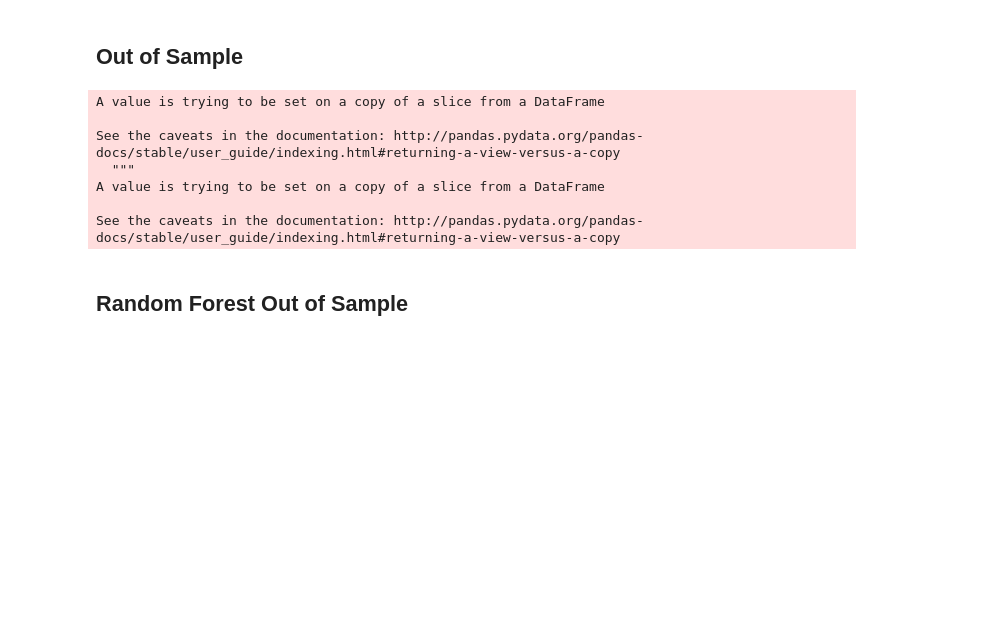
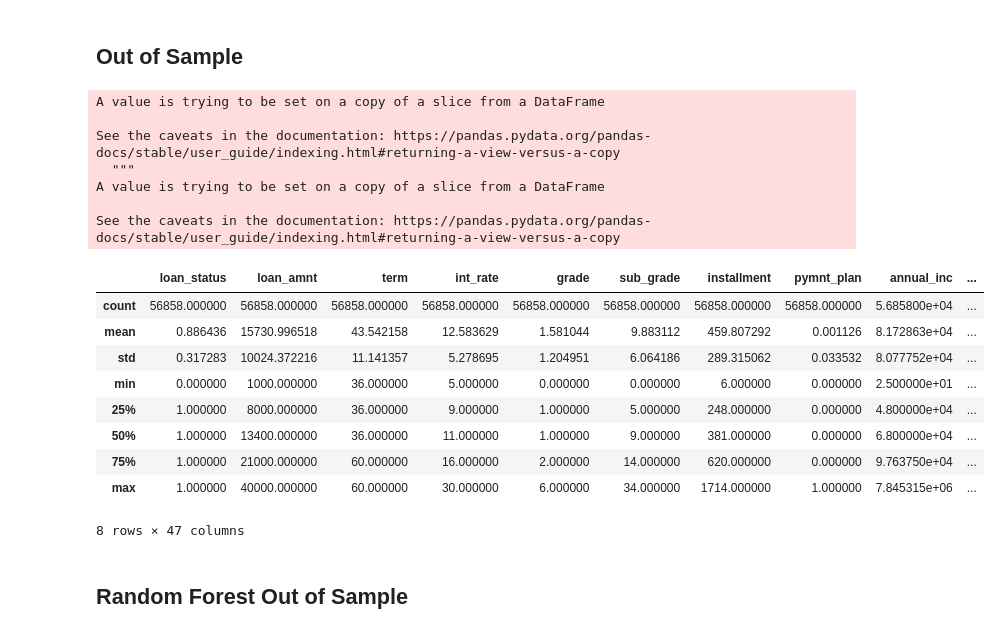
Before and after one commit to NKouppas/sklearn-unbalanced-dataset, a Jupyter notebook: ML_Algorithm.ipynb, the cells around one changed output. Saved outputs shown, nothing was run; the diff lists cells and outputs as text; code cells hidden in the pictures; blank space fills up the shorter version.

```diff
--- a/ML_Algorithm.ipynb
+++ b/ML_Algorithm.ipynb
@@ -276,22 +256,31 @@ array([[5197, 2617],
 # %%
 # Data Preprocessing
 missing_values = ['Nan', 'n/a', '--']
-df = pd.read_csv('Loan_data_part_II.csv', na_values = missing_values)
+df = pd.read_csv('/Users/paskou/Documents/Imperial/Big Data I/Assignment_1/Loan_data_part_II.csv', na_values = missing_values)
 #df.isnull().values.any()
 df['loan_status'][df['loan_status'] == 'Fail'] = 0
 df['loan_status'][df['loan_status'] == 'Current'] = 1
 df = df.drop('id', axis = 1)
 df = df.astype('int')
-#df.describe()
-#df
+df.describe()
 # %% [output]
 A value is trying to be set on a copy of a slice from a DataFrame
 
-See the caveats in the documentation: http://pandas.pydata.org/pandas-docs/stable/user_guide/indexing.html#returning-a-view-versus-a-copy
+See the caveats in the documentation: https://pandas.pydata.org/pandas-docs/stable/user_guide/indexing.html#returning-a-view-versus-a-copy
   """
 A value is trying to be set on a copy of a slice from a DataFrame
 
-See the caveats in the documentation: http://pandas.pydata.org/pandas-docs/stable/user_guide/indexing.html#returning-a-view-versus-a-copy
+See the caveats in the documentation: https://pandas.pydata.org/pandas-docs/stable/user_guide/indexing.html#returning-a-view-versus-a-copy
+|  | loan_status | loan_amnt | term | int_rate | grade | sub_grade | installment | pymnt_plan | annual_inc | ... |
+| count | 56858.000000 | 56858.000000 | 56858.000000 | 56858.000000 | 56858.000000 | 56858.000000 | 56858.000000 | 56858.000000 | 5.685800e+04 | ... |
+| mean | 0.886436 | 15730.996518 | 43.542158 | 12.583629 | 1.581044 | 9.883112 | 459.807292 | 0.001126 | 8.172863e+04 | ... |
+| std | 0.317283 | 10024.372216 | 11.141357 | 5.278695 | 1.204951 | 6.064186 | 289.315062 | 0.033532 | 8.077752e+04 | ... |
+| min | 0.000000 | 1000.000000 | 36.000000 | 5.000000 | 0.000000 | 0.000000 | 6.000000 | 0.000000 | 2.500000e+01 | ... |
+| 25% | 1.000000 | 8000.000000 | 36.000000 | 9.000000 | 1.000000 | 5.000000 | 248.000000 | 0.000000 | 4.800000e+04 | ... |
+| 50% | 1.000000 | 13400.000000 | 36.000000 | 11.000000 | 1.000000 | 9.000000 | 381.000000 | 0.000000 | 6.800000e+04 | ... |
+| 75% | 1.000000 | 21000.000000 | 60.000000 | 16.000000 | 2.000000 | 14.000000 | 620.000000 | 0.000000 | 9.763750e+04 | ... |
+| max | 1.000000 | 40000.000000 | 60.000000 | 30.000000 | 6.000000 | 34.000000 | 1714.000000 | 1.000000 | 7.845315e+06 | ... |
+8 rows × 47 columns
 # %%
 # Splitting the dataset into
 X = df.drop('loan_status', axis = 1)
```
Also changed, not shown: parts of 25 cells of this notebook.
